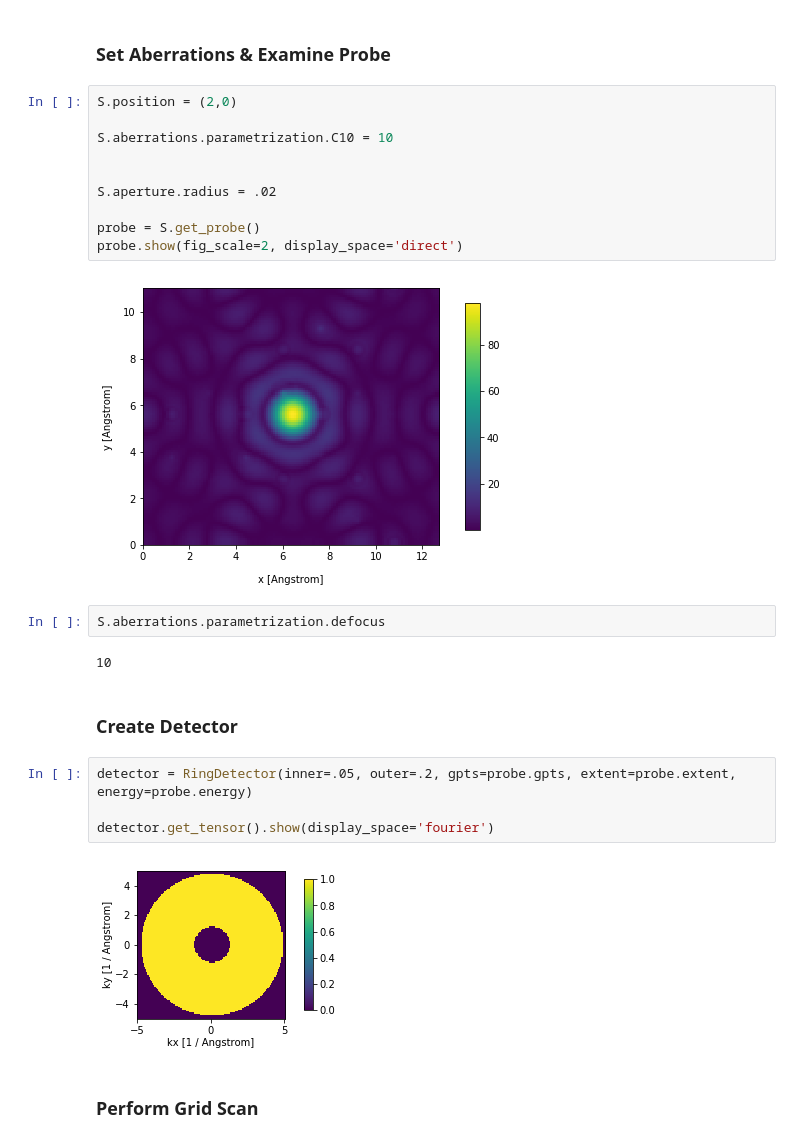
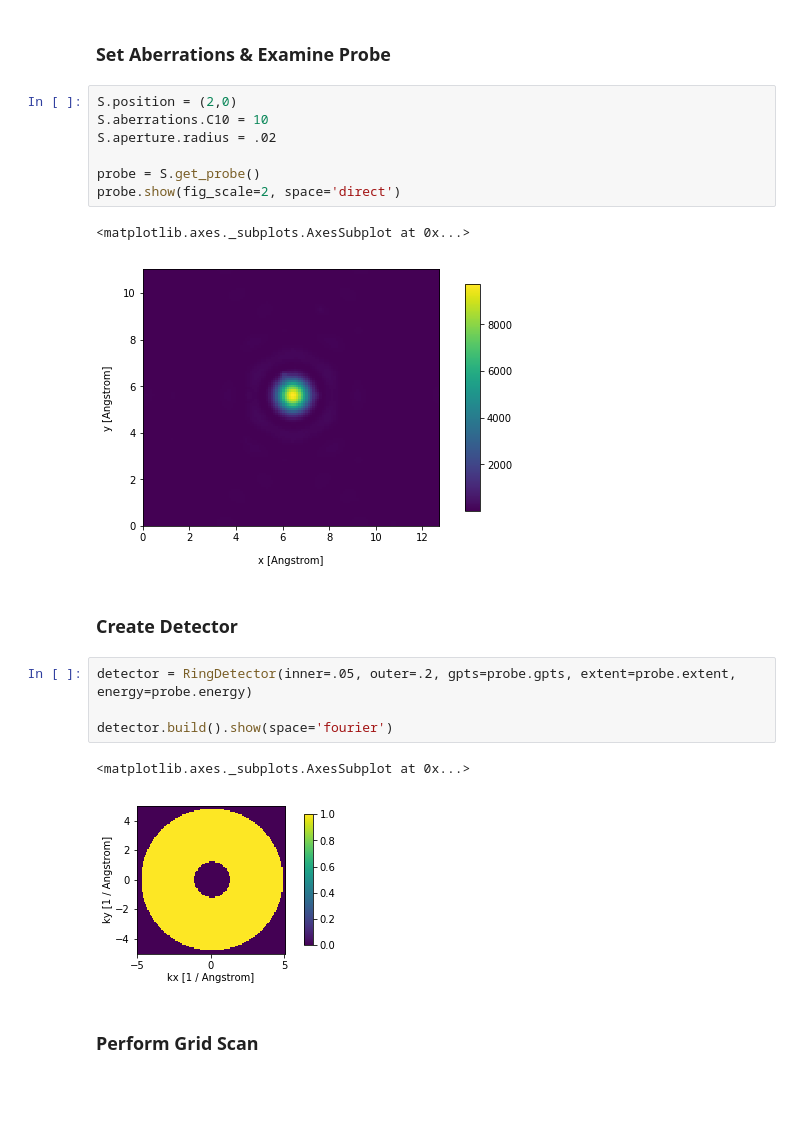
Before and after one commit to jacobjma/tensorwaves, a Jupyter notebook: examples/basics/basic_stem_simulation_with_prism.ipynb, the cells around one changed output. Drawn from its saved outputs; the diff is of its cells as text; blank space fills up the shorter version.

Commit message:
major overhaul of backend, new notebooks, probe optimization from images

```diff
--- a/examples/basics/basic_stem_simulation_with_prism.ipynb
+++ b/examples/basics/basic_stem_simulation_with_prism.ipynb
@@ -90,27 +86,22 @@ Multislice [||||||||||||||||||||||||||||||||||||||||||||||||||] 10/10
 ### Set Aberrations & Examine Probe
 # %%
 S.position = (2,0)
-
-S.aberrations.parametrization.C10 = 10
-
-
+S.aberrations.C10 = 10
 S.aperture.radius = .02
 
 probe = S.get_probe()
-probe.show(fig_scale=2, display_space='direct')
+probe.show(fig_scale=2, space='direct')
 # %% [output]
+<matplotlib.axes._subplots.AxesSubplot at 0x...>
-[figure, old version]
+[figure, new version]
-# %%
-S.aberrations.parametrization.defocus
-# %% [output]
-10
 # %% [markdown]
 ### Create Detector
 # %%
 detector = RingDetector(inner=.05, outer=.2, gpts=probe.gpts, extent=probe.extent, energy=probe.energy)
 
-detector.get_tensor().show(display_space='fourier')
+detector.build().show(space='fourier')
 # %% [output]
+<matplotlib.axes._subplots.AxesSubplot at 0x...>
 [figure]
 # %% [markdown]
 ### Perform Grid Scan
```
Also changed, not shown: parts of 8 cells of this notebook, 38 other files.
